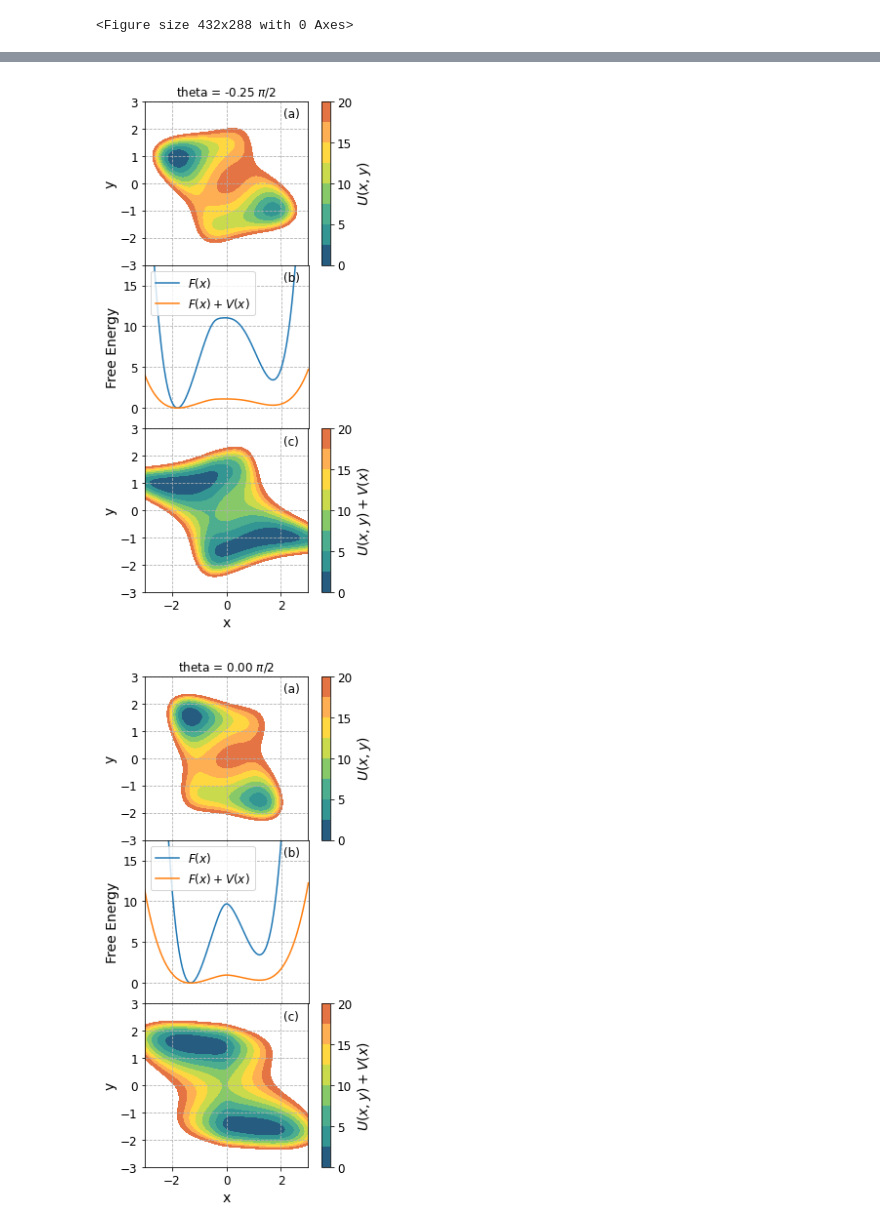
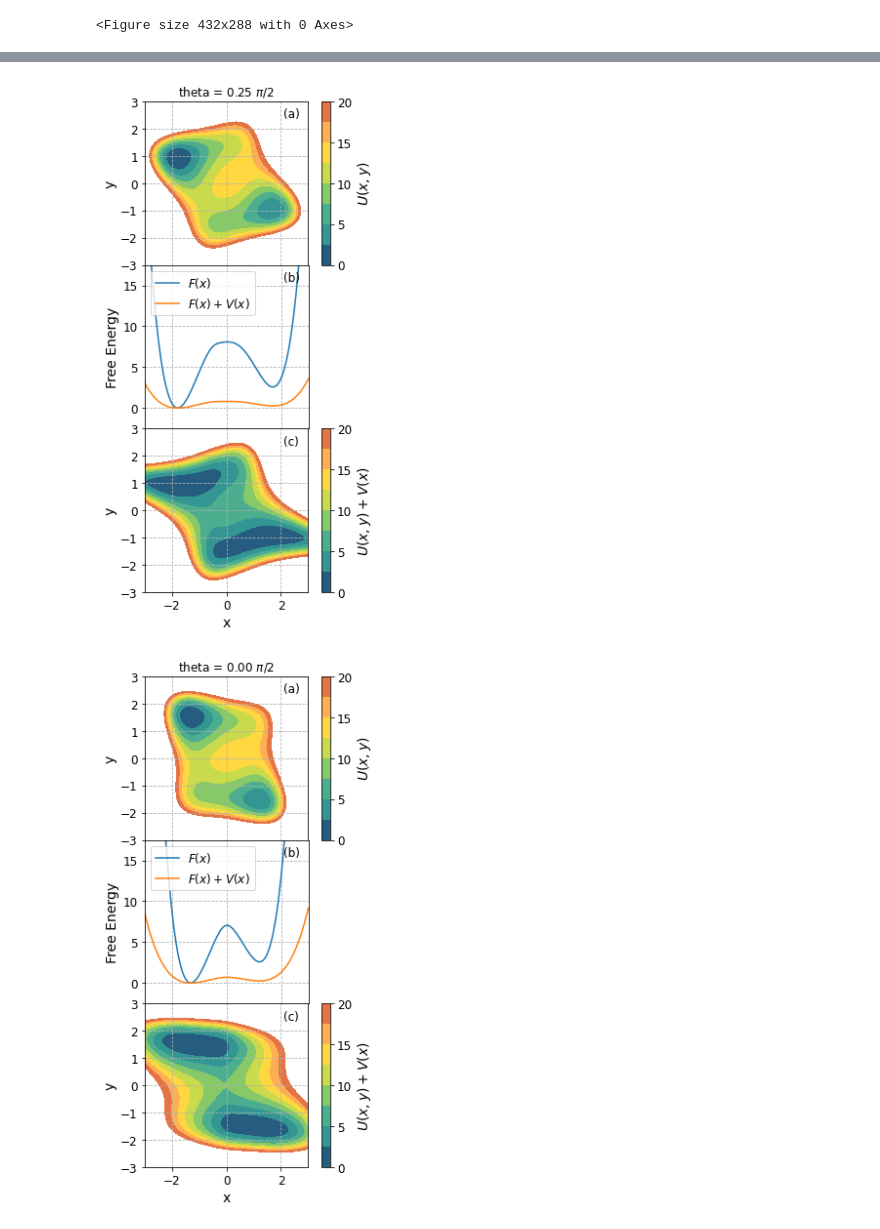
Before and after one commit to invemichele/OPES-flooding, a Jupyter notebook: 2Dpotential/wolfe-quapp.ipynb, the cells around one changed output, grey strips where cells are left out. Cells and saved outputs as stored; diff of their text form; code cells hidden in the pictures.

Commit message:
fixed theta sign convention

```diff
--- a/2Dpotential/wolfe-quapp.ipynb
+++ b/2Dpotential/wolfe-quapp.ipynb
@@ -39,7 +39,7 @@ def WolfeQuapp(x, y, theta=0, scale=1):
         return WolfeQuapp(c*x-s*y, s*x+c*y, theta=0, scale=scale)
 # %%
 #modified Wolfe-Quapp potential (used in all our previous papers)
-def WolfeQuapp2(x, y, theta=-0.6*np.pi/4, scale=2):
+def WolfeQuapp2(x, y, theta=-0.3*np.pi/2, scale=1.5):
     if theta == 0:
         ene = x**4 + y**4 - 2 * x**2 - 4 * y**2 + 2 * x * y + 0.8 * x + 0.1 * y
         shift = 9.28
@@ -100,7 +100,7 @@ for theta in thetas:
     fig.set_size_inches((5, 9.25))
     gs = fig.add_gridspec(3, hspace=0)
     axs = gs.subplots(sharex=True, sharey=False)
-    axs[0].set_title(f'theta = {theta/np.pi*2:.2f} $\pi/2$')
+    axs[0].set_title(f'theta = {0-theta/np.pi*2:.2f} $\pi/2$')
 
     plot_2Dpotential(axs[0], WolfeQuapp2, '$U(x,y)$', '(a)', theta=theta)
 
@@ -127,3 +127,3 @@ for theta in thetas:
-[figure, old version]
+[figure, new version]
-[figure, old version]
+[figure, new version]
 # %%
```
Also changed, not shown: parts of 4 cells of this notebook.
